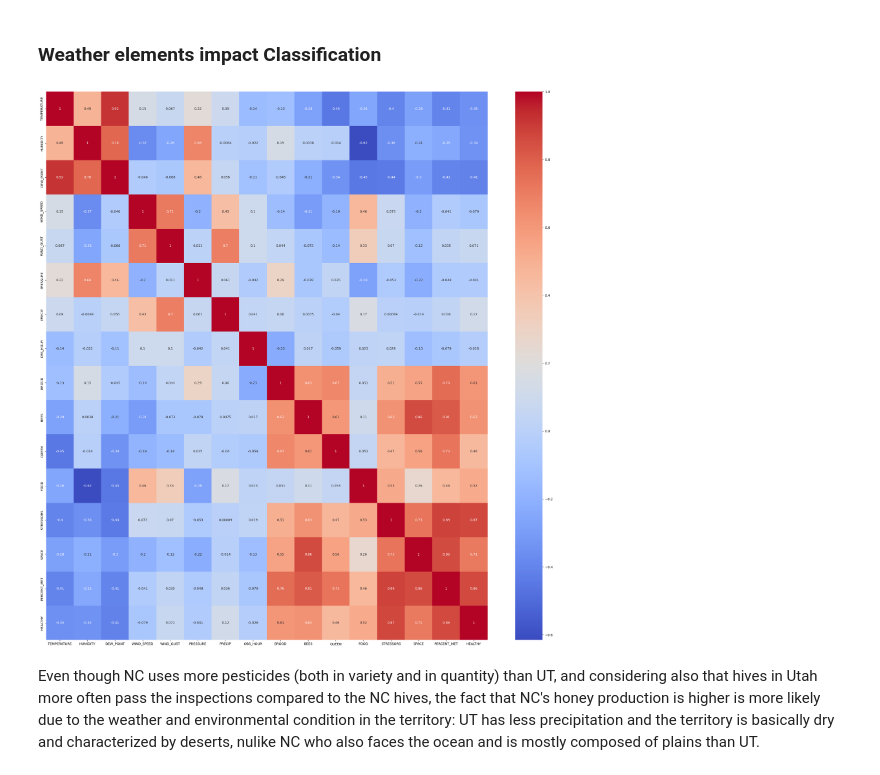
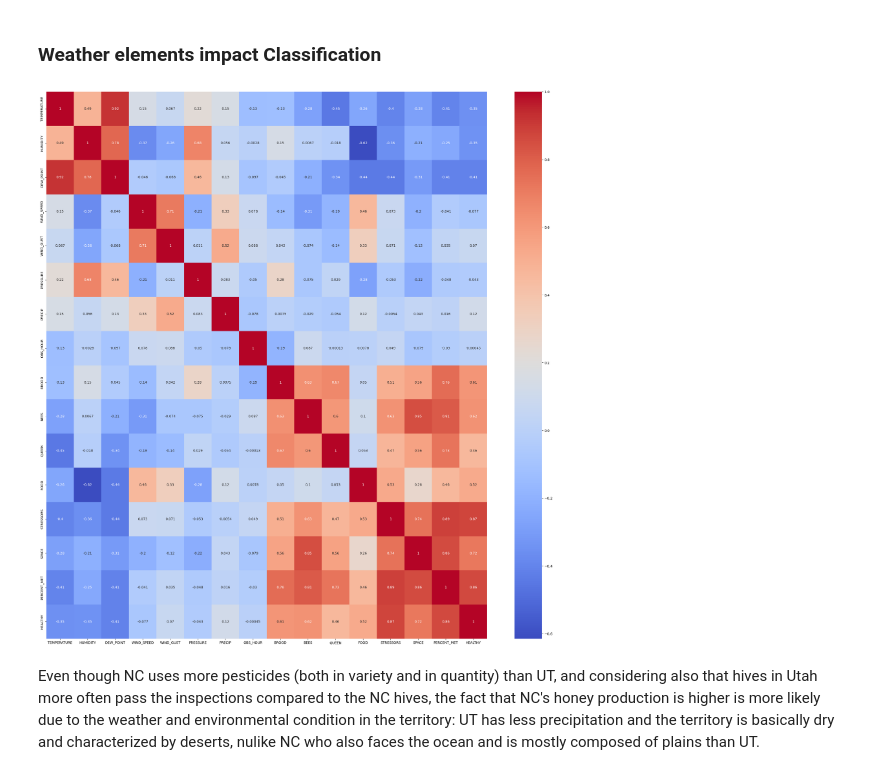
Before and after one commit to Ddav3/Bees_production_analysis, a Jupyter notebook: honey_production.ipynb, the cells around one changed output. Drawn from its saved outputs; the diff is of its cells as text; code cells hidden in the pictures.

```diff
--- a/honey_production.ipynb
+++ b/honey_production.ipynb
@@ -231,23 +221,25 @@ Number of rows with null/NaN: 187
 # %%
-apiary_part = inspections_on_weather_dict["Apiary_Information"].merge(inspections_on_weather_dict["Hive_Information"]).merge(inspections_on_weather_dict["HCC_Inspections"])
-apiary_part.rename(columns={"InsptDate": "Date", }, inplace=True)
-apiary_part.Date = pd.to_datetime(apiary_part.Date, format="%Y-%m-%d")
+# apiary_part = inspections_on_weather_dict["Apiary_Information"].merge(inspections_on_weather_dict["Hive_Information"]).merge(inspections_on_weather_dict["HCC_Inspections"])
+# apiary_part.rename(columns={"InsptDate": "Date", }, inplace=True)
+# apiary_part.Date = pd.to_datetime(apiary_part.Date, format="%Y-%m-%d")
 
-weather_part = inspections_on_weather_dict["Weather_Stations"].merge(inspections_on_weather_dict["Hourly_Weather"]).merge(inspections_on_weather_dict["Weather_Observations"])
-weather_part.rename(columns={"Station_City": "City", }, inplace=True)
-weather_part.Date = pd.to_datetime(weather_part.Date, format="%m/%d/%Y")
+# weather_part = inspections_on_weather_dict["Weather_Stations"].merge(inspections_on_weather_dict["Hourly_Weather"]).merge(inspections_on_weather_dict["Weather_Observations"])
+# weather_part.rename(columns={"Station_City": "City", }, inplace=True)
+# weather_part.Date = pd.to_datetime(weather_part.Date, format="%m/%d/%Y")
 
-inspections_on_weather_df = weather_part.merge(apiary_part, on="Date")
-inspections_on_weather_df.dropna(axis= 0, inplace=True)
-inspections_on_weather_df.columns = inspections_on_weather_df.columns.map(str.upper)
-inspections_on_weather_df.rename(columns = {"INPSECTIONID" : "INSPECTIONID"}, inplace=True)
-inspections_on_weather_df.HEALTHY = inspections_on_weather_df.HEALTHY.map(lambda x : 1 if x == "Yes" else 0)
+# inspections_on_weather_df = weather_part.merge(apiary_part, on="Date")
+# inspections_on_weather_df.dropna(axis= 0, inplace=True)
+# inspections_on_weather_df.columns = inspections_on_weather_df.columns.map(str.upper)
+# inspections_on_weather_df.rename(columns = {"INPSECTIONID" : "INSPECTIONID"}, inplace=True)
+# inspections_on_weather_df.HEALTHY = inspections_on_weather_df.HEALTHY.map(lambda x : 1 if x == "Yes" else 0)
 
-inspections_on_weather_df.STATE = inspections_on_weather_df.STATE.map(lambda x: "NORTHCAROLINA" if x == "NC" else "UTAH")
-inspections_on_weather_df[["TEMPERATURE", "HUMIDITY", "DEW_POINT", "WIND_SPEED", "WIND_GUST", "PRESSURE", "PRECIP"]] = inspections_on_weather_df[["TEMPERATURE", "HUMIDITY", "DEW_POINT", "WIND_SPEED", "WIND_GUST", "PRESSURE", "PRECIP"]].apply(lambda x: pd.to_numeric(x.str.strip()) if x.dtype == "object" else pd.to_numeric(x))
-inspections_on_weather_df["YEAR"] = inspections_on_weather_df.DATE.dt.year
-inspections_on_weather_df["MONTH"] = inspections_on_weather_df.DATE.dt.month
+# inspections_on_weather_df.STATE = inspections_on_weather_df.STATE.map(lambda x: "NORTHCAROLINA" if x == "NC" else "UTAH")
+# inspections_on_weather_df[["TEMPERATURE", "HUMIDITY", "DEW_POINT", "WIND_SPEED", "WIND_GUST", "PRESSURE", "PRECIP"]] = inspections_on_weather_df[["TEMPERATURE", "HUMIDITY", "DEW_POINT", "WIND_SPEED", "WIND_GUST", "PRESSURE", "PRECIP"]].apply(lambda x: pd.to_numeric(x.str.strip()) if x.dtype == "object" else pd.to_numeric(x))
+# inspections_on_weather_df["YEAR"] = inspections_on_weather_df.DATE.dt.year
+# inspections_on_weather_df["MONTH"] = inspections_on_weather_df.DATE.dt.month
+inspections_on_weather_df = utils.load_complete_inspections_on_weather_df()
 
-inspections_on_weather_df_copy = inspections_on_weather_df.copy()
-inspections_on_weather_df.columns
+
+inspections_on_weather_df
+# inspections_on_weather_df_copy = inspections_on_weather_df.copy()
 # %% [output]
@@ -302,21 +312,16 @@ inspections_on_weather_df.groupby("STATE")[[ "BROOD", "BEES", "QUEEN", "FOOD", "
 ### Weather elements impact Classification
 # %%
 inspections_on_weather_df = inspections_on_weather_df_copy
-
-
-
-target_col = "PERCENT_MET"
-
 inspections_on_weather_df = inspections_on_weather_df.drop(["STATIONID", "WEATHERID", "OBSID", "APIARYID", "HIVEID", "INSPECTIONID"],axis = 1)
 inspections_on_weather_df = inspections_on_weather_df.groupby(["STATE", "YEAR", "MONTH"])
 
-inspections_on_weather_df = inspections_on_weather_df.mean(numeric_only=True).round(2)*1000
+inspections_on_weather_df = inspections_on_weather_df.mean(numeric_only=True).round(3)
 
-plt.figure(figsize=(30,30))
+plt.figure(figsize=(29,29))
 sns.heatmap(inspections_on_weather_df.corr(), annot=True, cmap="coolwarm")
 plt.show()
 # %% [output]
-[figure, old version]
+[figure, new version]
 # %% [markdown]
 Even though NC uses more pesticides (both in variety and in quantity) than UT, and considering also that hives in Utah more often pass the inspections compared to the NC hives, the fact that NC's honey production is higher is more likely due to the weather and environmental condition in the territory: UT has less precipitation and the territory is basically dry and characterized by deserts, nulike NC who also faces the ocean and is mostly composed of plains than UT.
 # %%
```
Also changed, not shown: parts of 5 cells of this notebook, 1 other file.
